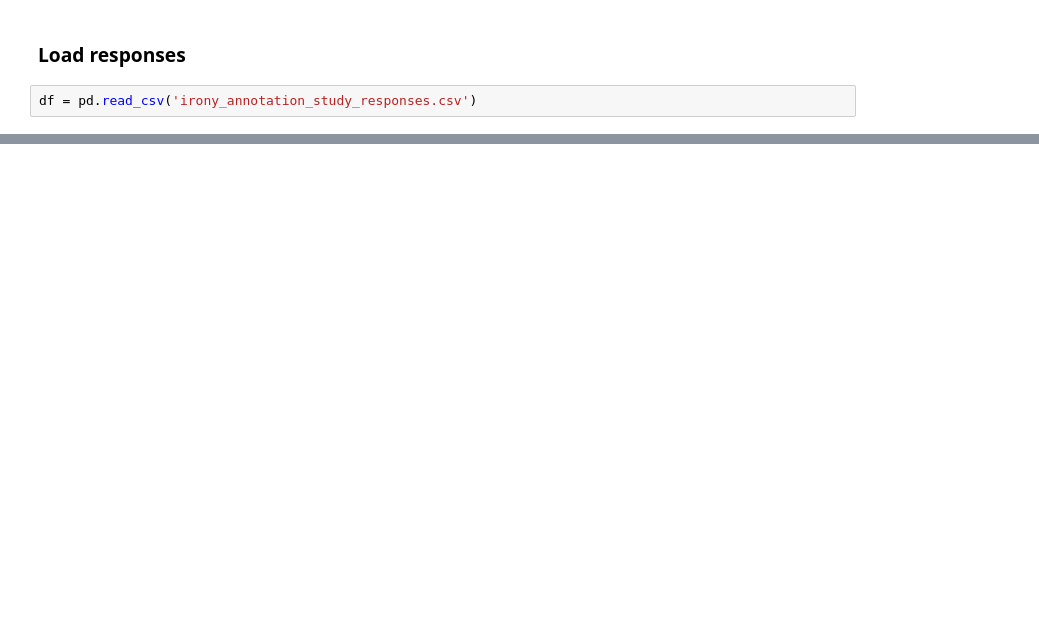
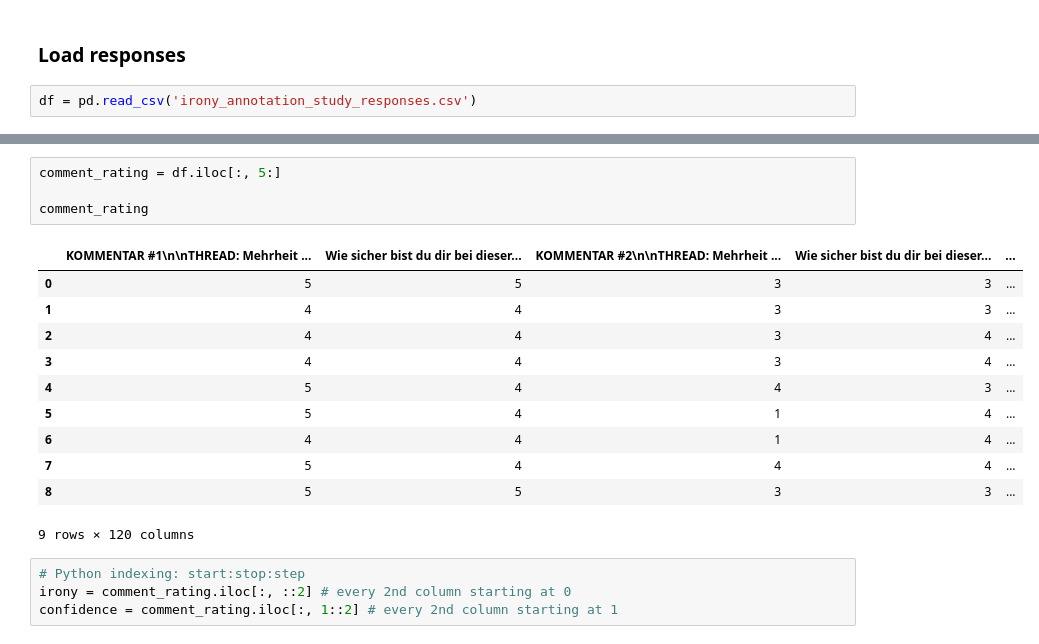
Before and after one commit to sevenbanisch/KIT-KI-Seminar, a Jupyter notebook: irony-llm/compare_results.ipynb, the cells around one changed output, grey strips where cells are left out. Saved outputs shown, nothing was run; the diff lists cells and outputs as text; blank space fills up the shorter version.

```diff
--- a/irony-llm/compare_results.ipynb
+++ b/irony-llm/compare_results.ipynb
@@ -14,0 +43,20 @@ df[:1]
+# %%
+comment_rating = df.iloc[:, 5:]
+
+comment_rating
+# %% [output]
+|  | KOMMENTAR #1\n\nTHREAD: Mehrheit ... | Wie sicher bist du dir bei dieser... | KOMMENTAR #2\n\nTHREAD: Mehrheit ... | Wie sicher bist du dir bei dieser... | ... |
+| 0 | 5 | 5 | 3 | 3 | ... |
+| 1 | 4 | 4 | 3 | 3 | ... |
+| 2 | 4 | 4 | 3 | 4 | ... |
+| 3 | 4 | 4 | 3 | 4 | ... |
+| 4 | 5 | 4 | 4 | 3 | ... |
+| 5 | 5 | 4 | 1 | 4 | ... |
+| 6 | 4 | 4 | 1 | 4 | ... |
+| 7 | 5 | 4 | 4 | 4 | ... |
+| 8 | 5 | 5 | 3 | 3 | ... |
+9 rows × 120 columns
+# %%
+# Python indexing: start:stop:step
+irony = comment_rating.iloc[:, ::2] # every 2nd column starting at 0
+confidence = comment_rating.iloc[:, 1::2] # every 2nd column starting at 1
```
Also changed, not shown: parts of 13 cells of this notebook.
